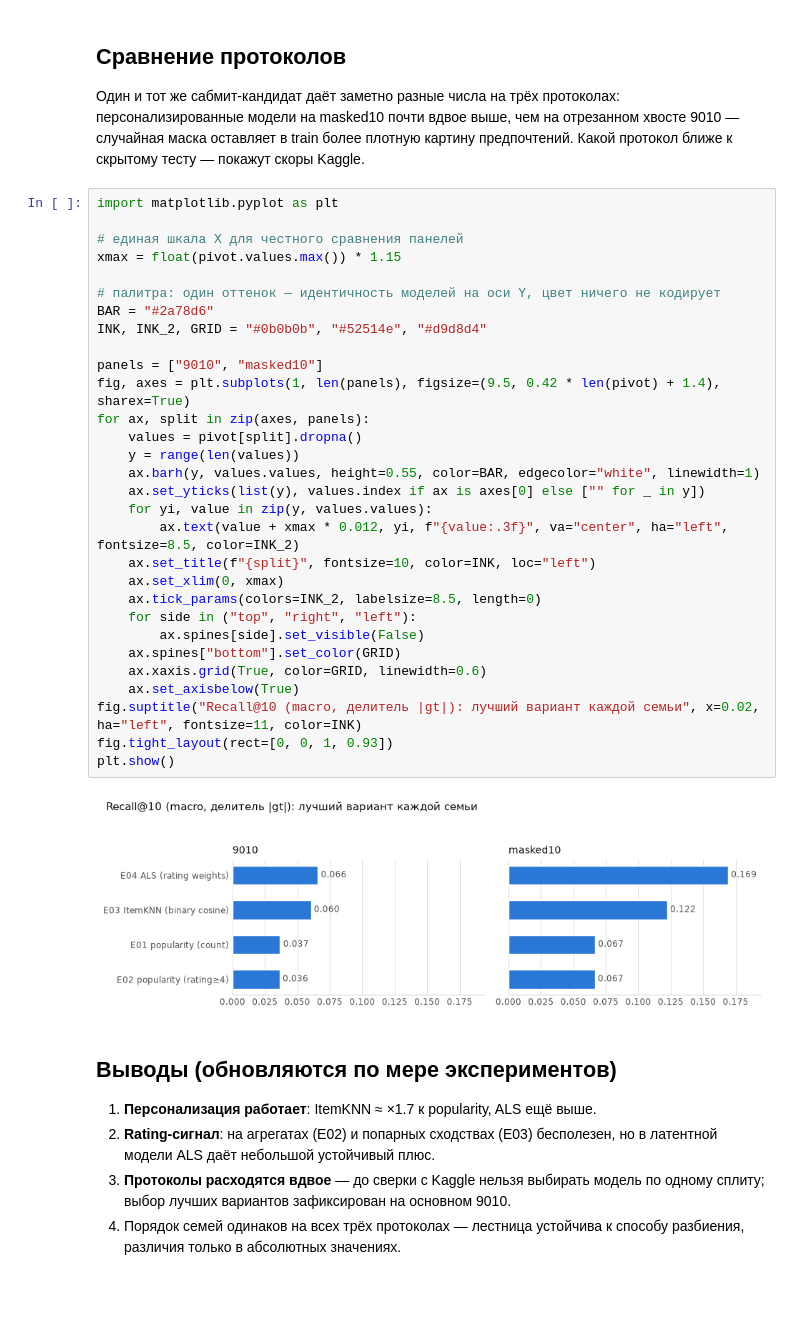
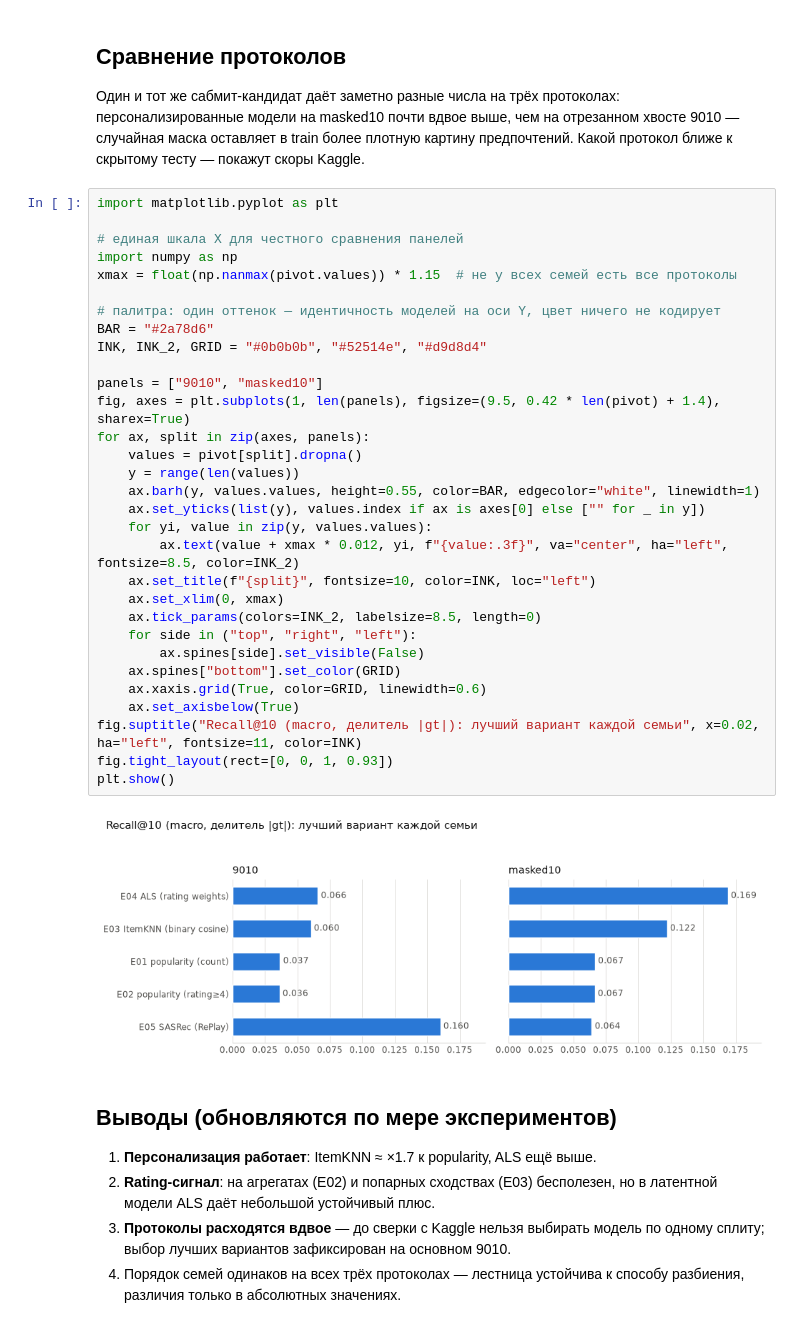
Before and after one commit to lizzz33/hse_rec_system, a Jupyter notebook: notebooks/02_baseline_ladder.ipynb, the cells around one changed output. Saved outputs shown, nothing was run; the diff lists cells and outputs as text; blank space fills up the shorter version.

```diff
--- a/notebooks/02_baseline_ladder.ipynb
+++ b/notebooks/02_baseline_ladder.ipynb
@@ -92,35 +95,36 @@ df.sort_values(["протокол", "recall@10 macro"], ascending=[True, False])
 # %%
 import matplotlib.pyplot as plt
 
 # единая шкала X для честного сравнения панелей
-xmax = float(pivot.values.max()) * 1.15
+import numpy as np
+xmax = float(np.nanmax(pivot.values)) * 1.15  # не у всех семей есть все протоколы
 
 # палитра: один оттенок — идентичность моделей на оси Y, цвет ничего не кодирует
 BAR = "#2a78d6"
 INK, INK_2, GRID = "#0b0b0b", "#52514e", "#d9d8d4"
 
 panels = ["9010", "masked10"]
 fig, axes = plt.subplots(1, len(panels), figsize=(9.5, 0.42 * len(pivot) + 1.4), sharex=True)
 for ax, split in zip(axes, panels):
     values = pivot[split].dropna()
     y = range(len(values))
     ax.barh(y, values.values, height=0.55, color=BAR, edgecolor="white", linewidth=1)
     ax.set_yticks(list(y), values.index if ax is axes[0] else ["" for _ in y])
     for yi, value in zip(y, values.values):
         ax.text(value + xmax * 0.012, yi, f"{value:.3f}", va="center", ha="left", fontsize=8.5, color=INK_2)
     ax.set_title(f"{split}", fontsize=10, color=INK, loc="left")
     ax.set_xlim(0, xmax)
     ax.tick_params(colors=INK_2, labelsize=8.5, length=0)
     for side in ("top", "right", "left"):
         ax.spines[side].set_visible(False)
     ax.spines["bottom"].set_color(GRID)
     ax.xaxis.grid(True, color=GRID, linewidth=0.6)
     ax.set_axisbelow(True)
 fig.suptitle("Recall@10 (macro, делитель |gt|): лучший вариант каждой семьи", x=0.02, ha="left", fontsize=11, color=INK)
 fig.tight_layout(rect=[0, 0, 1, 0.93])
 plt.show()
 # %% [output]
-[figure, old version]
+[figure, new version]
 # %% [markdown]
 ## Выводы (обновляются по мере экспериментов)
 
```
Also changed, not shown: parts of 2 cells of this notebook, 6 other files.
